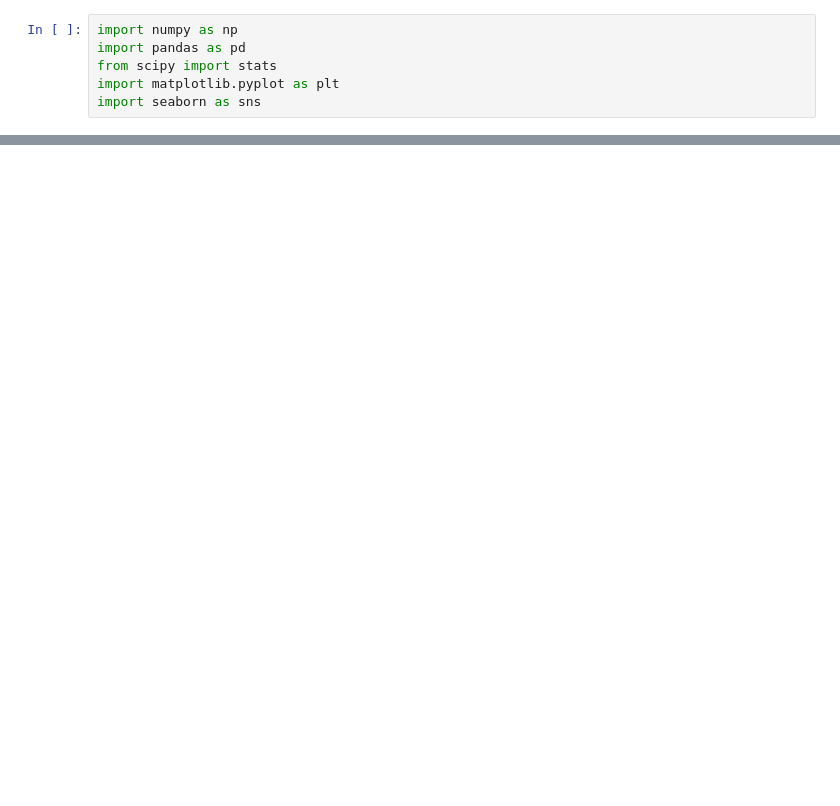
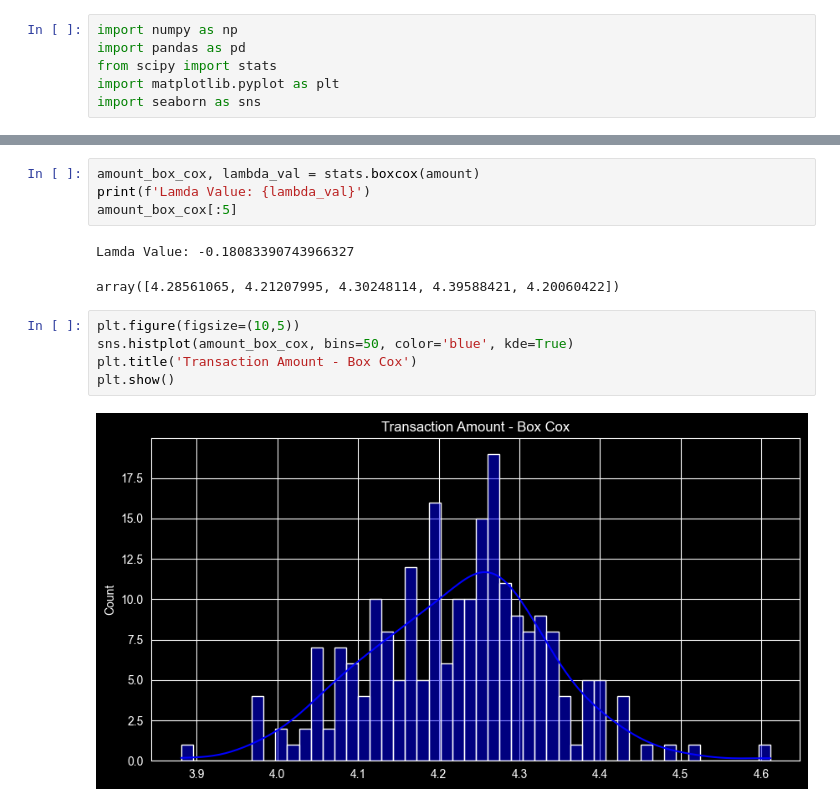
Before and after one commit to krish-desai-123/Mathematics-and-Advanced-Statistics, a Jupyter notebook: PR_4/spread_locator.ipynb, the cells around one changed output, grey strips where cells are left out. Saved outputs shown, nothing was run; the diff lists cells and outputs as text; blank space fills up the shorter version.

```diff
--- a/PR_4/spread_locator.ipynb
+++ b/PR_4/spread_locator.ipynb
@@ -19,0 +103,14 @@ stats.bernoulli
+# %%
+amount_box_cox, lambda_val = stats.boxcox(amount)
+print(f'Lamda Value: {lambda_val}')
+amount_box_cox[:5]
+# %% [output]
+Lamda Value: -0.18083390743966327
+array([4.28561065, 4.21207995, 4.30248114, 4.39588421, 4.20060422])
+# %%
+plt.figure(figsize=(10,5))
+sns.histplot(amount_box_cox, bins=50, color='blue', kde=True)
+plt.title('Transaction Amount - Box Cox')
+plt.show()
+# %% [output]
+[figure, added]
```
Also changed, not shown: parts of 11 cells of this notebook, 1 other file.
